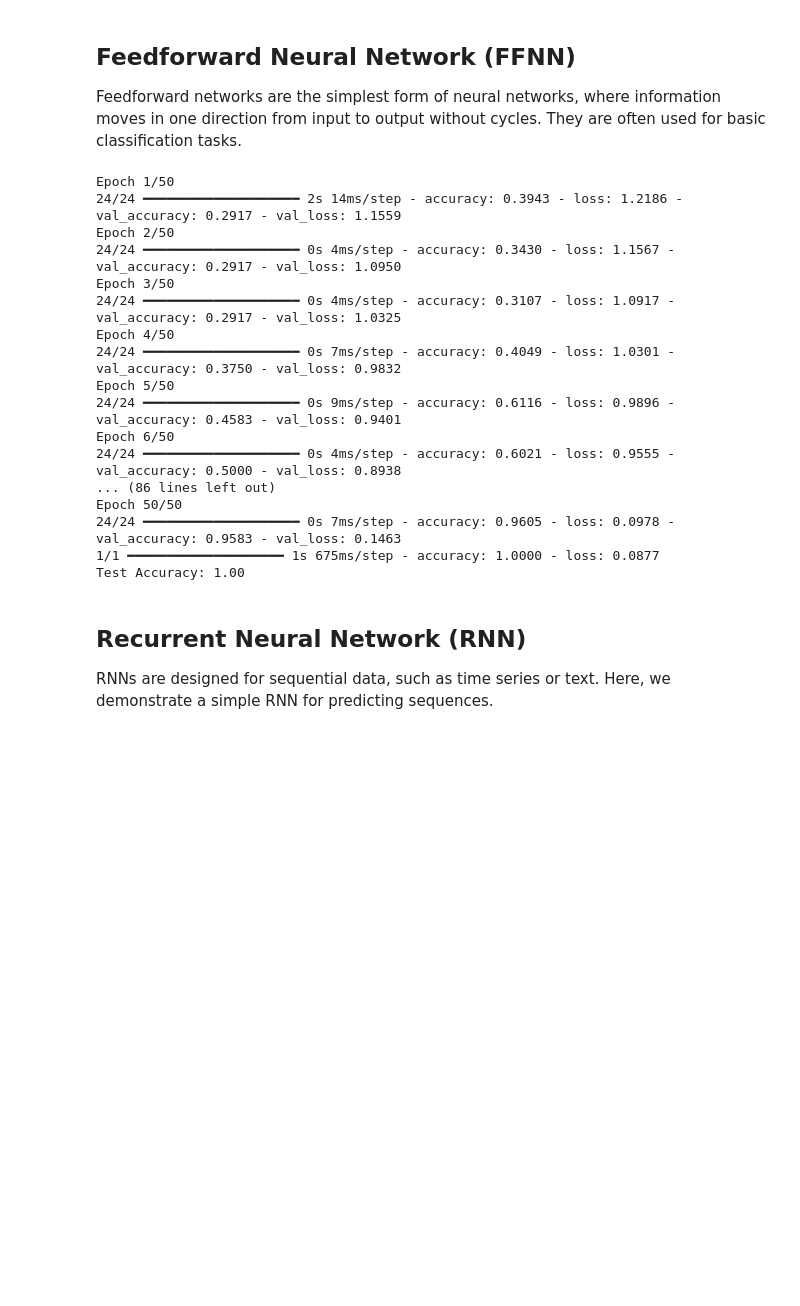
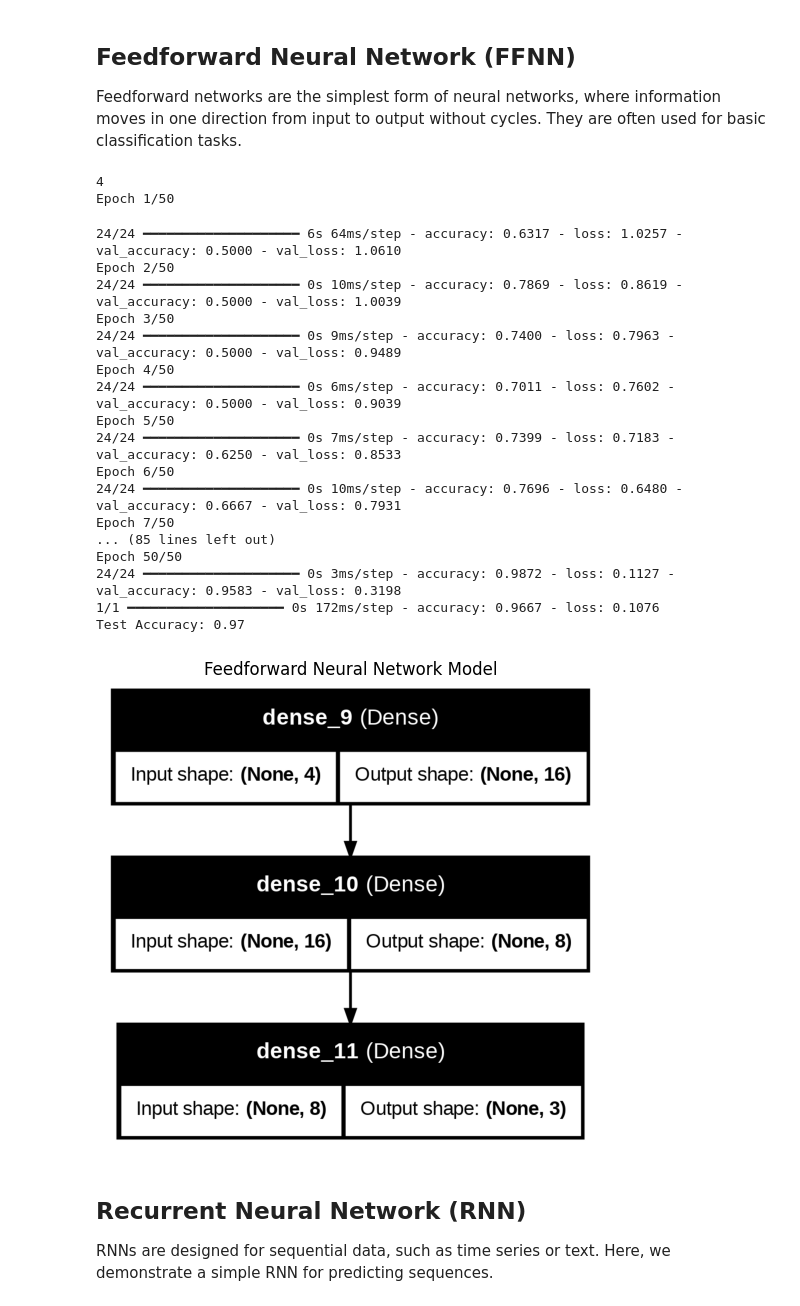
Before and after one commit to MehrdadJalali-AI/Statistics-and-Machine-Learning, a Jupyter notebook: Day9.ipynb, the cells around one changed output. Saved outputs shown, nothing was run; the diff lists cells and outputs as text; code cells hidden in the pictures; blank space fills up the shorter version.

```diff
--- a/Day9.ipynb
+++ b/Day9.ipynb
@@ -22,7 +22,9 @@ X_train, X_test, y_train, y_test = train_test_split(X, y, test_size=0.2, random_
 # Standardize features
 scaler = StandardScaler()
 X_train = scaler.fit_transform(X_train)
-X_test = scaler.transform(X_test)
+X_test = scaler.transform(X_test) # since it already calculated stddev and mean.
+
+print (X_train.shape[1]) #X_train.shape[0]: The number of rows and X_train.shape[1]: The number of columns
 
 # Build FFNN model
 model = Sequential([
@@ -39,23 +41,50 @@ model.fit(X_train, y_train, epochs=50, batch_size=4, validation_split=0.2)
 test_loss, test_accuracy = model.evaluate(X_test, y_test)
 print(f"Test Accuracy: {test_accuracy:.2f}")
 # %% [output]
+4
 Epoch 1/50
-24/24 ━━━━━━━━━━━━━━━━━━━━ 2s 14ms/step - accuracy: 0.3943 - loss: 1.2186 - val_accuracy: 0.2917 - val_loss: 1.1559
-Epoch 2/50
-24/24 ━━━━━━━━━━━━━━━━━━━━ 0s 4ms/step - accuracy: 0.3430 - loss: 1.1567 - val_accuracy: 0.2917 - val_loss: 1.0950
-Epoch 3/50
-24/24 ━━━━━━━━━━━━━━━━━━━━ 0s 4ms/step - accuracy: 0.3107 - loss: 1.0917 - val_accuracy: 0.2917 - val_loss: 1.0325
-Epoch 4/50
-24/24 ━━━━━━━━━━━━━━━━━━━━ 0s 7ms/step - accuracy: 0.4049 - loss: 1.0301 - val_accuracy: 0.3750 - val_loss: 0.9832
-Epoch 5/50
-24/24 ━━━━━━━━━━━━━━━━━━━━ 0s 9ms/step - accuracy: 0.6116 - loss: 0.9896 - val_accuracy: 0.4583 - val_loss: 0.9401
-Epoch 6/50
-24/24 ━━━━━━━━━━━━━━━━━━━━ 0s 4ms/step - accuracy: 0.6021 - loss: 0.9555 - val_accuracy: 0.5000 - val_loss: 0.8938
-... (86 lines left out)
-Epoch 50/50
-24/24 ━━━━━━━━━━━━━━━━━━━━ 0s 7ms/step - accuracy: 0.9605 - loss: 0.0978 - val_accuracy: 0.9583 - val_loss: 0.1463
-1/1 ━━━━━━━━━━━━━━━━━━━━ 1s 675ms/step - accuracy: 1.0000 - loss: 0.0877
-Test Accuracy: 1.00
+24/24 ━━━━━━━━━━━━━━━━━━━━ 6s 64ms/step - accuracy: 0.6317 - loss: 1.0257 - val_accuracy: 0.5000 - val_loss: 1.0610
+Epoch 2/50
+24/24 ━━━━━━━━━━━━━━━━━━━━ 0s 10ms/step - accuracy: 0.7869 - loss: 0.8619 - val_accuracy: 0.5000 - val_loss: 1.0039
+Epoch 3/50
+24/24 ━━━━━━━━━━━━━━━━━━━━ 0s 9ms/step - accuracy: 0.7400 - loss: 0.7963 - val_accuracy: 0.5000 - val_loss: 0.9489
+Epoch 4/50
+24/24 ━━━━━━━━━━━━━━━━━━━━ 0s 6ms/step - accuracy: 0.7011 - loss: 0.7602 - val_accuracy: 0.5000 - val_loss: 0.9039
+Epoch 5/50
+24/24 ━━━━━━━━━━━━━━━━━━━━ 0s 7ms/step - accuracy: 0.7399 - loss: 0.7183 - val_accuracy: 0.6250 - val_loss: 0.8533
+Epoch 6/50
+24/24 ━━━━━━━━━━━━━━━━━━━━ 0s 10ms/step - accuracy: 0.7696 - loss: 0.6480 - val_accuracy: 0.6667 - val_loss: 0.7931
+Epoch 7/50
+... (85 lines left out)
+Epoch 50/50
+24/24 ━━━━━━━━━━━━━━━━━━━━ 0s 3ms/step - accuracy: 0.9872 - loss: 0.1127 - val_accuracy: 0.9583 - val_loss: 0.3198
+1/1 ━━━━━━━━━━━━━━━━━━━━ 0s 172ms/step - accuracy: 0.9667 - loss: 0.1076
+Test Accuracy: 0.97
+# %%
+from tensorflow.keras.utils import plot_model
+from tensorflow.keras.models import Sequential
+from tensorflow.keras.layers import Dense
+import matplotlib.pyplot as plt
+
+# Define the FFNN model
+model = Sequential([
+    Dense(16, activation='relu', input_shape=(4,)),  # Assuming 10 input features
+    Dense(8, activation='relu'),
+    Dense(3, activation='softmax')
+])
+
+# Save the model plot to a file
+plot_model(model, to_file='ffnn_model.png', show_shapes=True, show_layer_names=True)
+
+# Display the plot
+img = plt.imread('ffnn_model.png')
+plt.figure(figsize=(10, 6))
+plt.imshow(img)
+plt.axis('off')
+plt.title("Feedforward Neural Network Model")
+plt.show()
+# %% [output]
+[figure, added]
 # %% [markdown]
 ## Recurrent Neural Network (RNN)
 RNNs are designed for sequential data, such as time series or text. Here, we demonstrate a simple RNN for predicting sequences.
```
